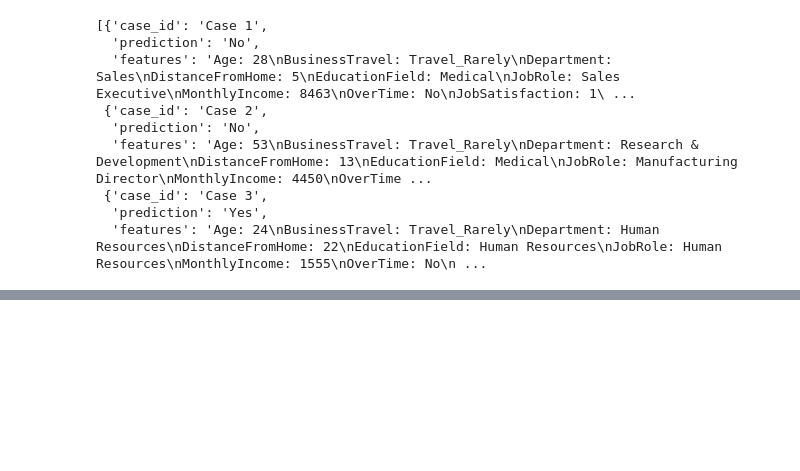
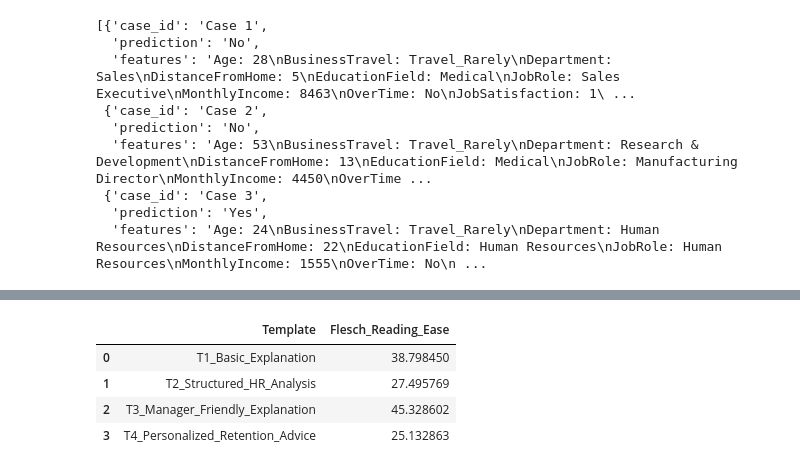
Before and after one commit to K0alaxy/SWE485-G2-Phase1, a Jupyter notebook: Phase2_Generative_AI.ipynb, the cells around one changed output, grey strips where cells are left out. Cells and saved outputs as stored; diff of their text form; code cells hidden in the pictures; blank space fills up the shorter version.

```diff
--- a/Phase2_Generative_AI.ipynb
+++ b/Phase2_Generative_AI.ipynb
@@ -516,0 +655,13 @@ results_df.to_csv("Generative_AI_Output_Comparison.csv", index=False)
+# %%
+# Average readability score per template
+readability_summary = results_df.groupby("Template")[
+    "Flesch_Reading_Ease"
+].mean().reset_index()
+
+readability_summary
+# %% [output]
+|  | Template | Flesch_Reading_Ease |
+| 0 | T1_Basic_Explanation | 38.798450 |
+| 1 | T2_Structured_HR_Analysis | 27.495769 |
+| 2 | T3_Manager_Friendly_Explanation | 45.328602 |
+| 3 | T4_Personalized_Retention_Advice | 25.132863 |
```
Also changed, not shown: parts of 12 cells of this notebook.
